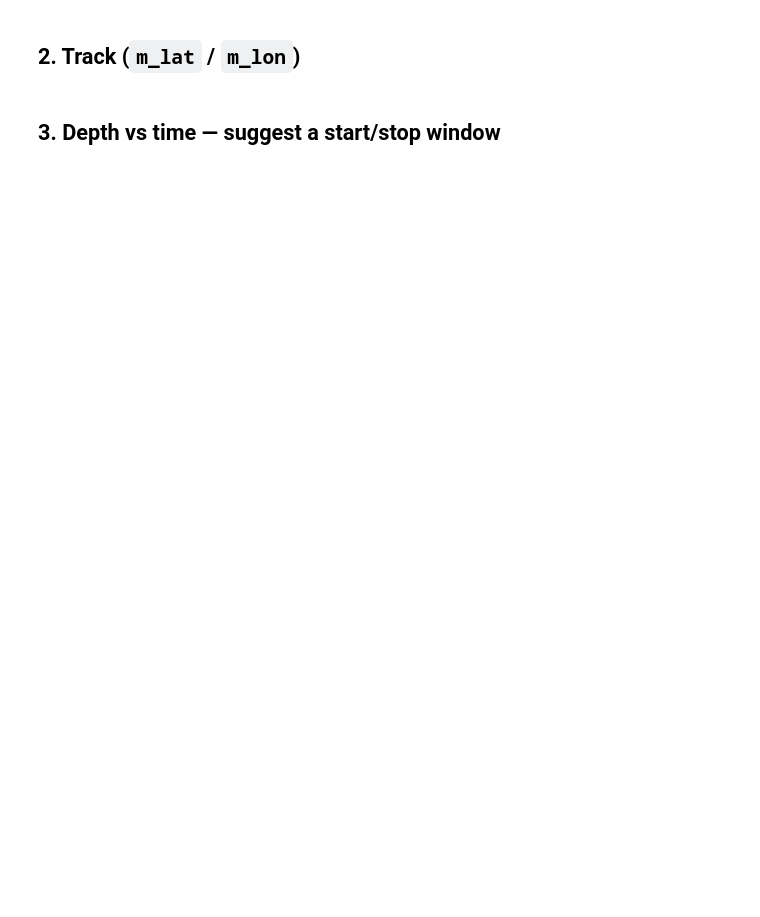
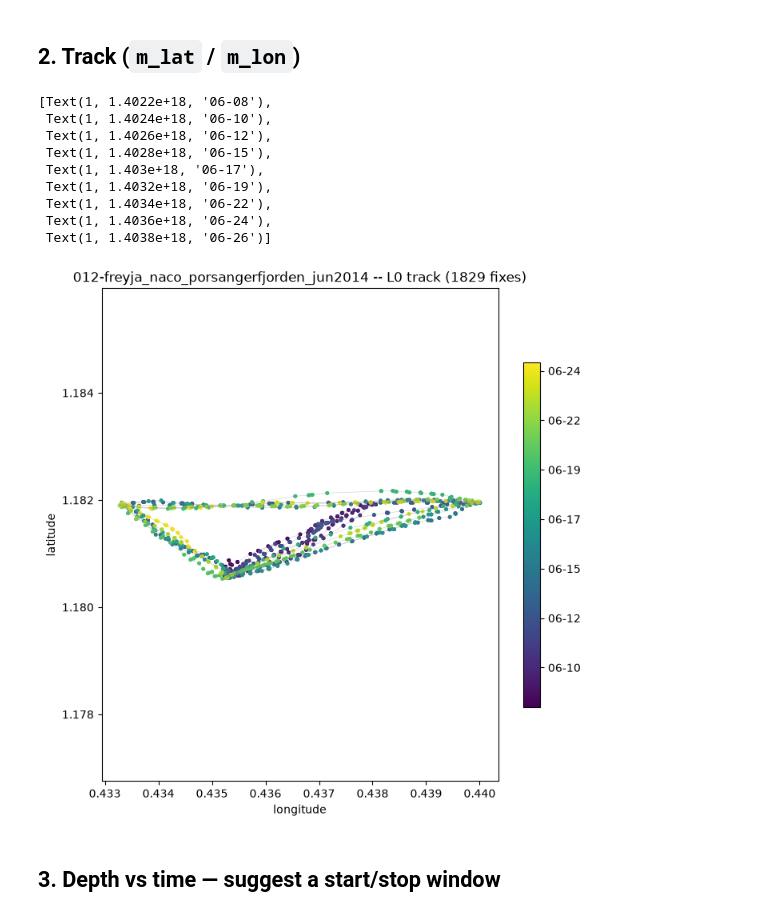
Before and after one commit to elyfant/norgliders-data-pipeline, a Jupyter notebook: python/notebooks/data_exploration_l0.ipynb, the cells around one changed output. Cells and saved outputs as stored; diff of their text form; code cells hidden in the pictures; blank space fills up the shorter version.

```diff
--- a/python/notebooks/data_exploration_l0.ipynb
+++ b/python/notebooks/data_exploration_l0.ipynb
@@ -61,20 +144,31 @@ print(f"L0: {dict(l0.sizes)} samples, {t_all.min()} -> {t_all.max()}  "
 # %%
 # Slocum m_lat/m_lon are raw NMEA ddmm.mmmm, NOT decimal degrees --
 # e.g. 6015.234 = 60 deg 15.234' = 60.2539 deg. Convert before plotting;
 # pyglider's own L1 build does the same conversion internally for its
 # latitude/longitude, but L0 keeps the raw sensor value untouched.
-lat = nmea2deg(l0["m_lat"].values)
-lon = nmea2deg(l0["m_lon"].values)
+lat = nmea2deg(l0["m_gps_lat"].values)
+lon = nmea2deg(l0["m_gps_lon"].values)
 t = pd.to_datetime(l0["time"].values)
 ok = np.isfinite(lat) & np.isfinite(lon)
 
 fig, ax = plt.subplots(figsize=(8, 8))
 sc = ax.scatter(lon[ok], lat[ok], c=t[ok].astype("int64"), s=6, cmap="viridis")
 ax.plot(lon[ok], lat[ok], "-", lw=0.4, alpha=0.4, color="grey")
 ax.set_xlabel("longitude"); ax.set_ylabel("latitude"); ax.set_aspect("equal", "datalim")
 ax.set_title(f"{name} -- L0 track ({int(ok.sum())} fixes)")
 cb = fig.colorbar(sc, ax=ax, shrink=0.7)
 cb.ax.set_yticklabels([pd.Timestamp(v).strftime("%m-%d") for v in cb.get_ticks()])
+# %% [output]
+[Text(1, 1.4022e+18, '06-08'),
+ Text(1, 1.4024e+18, '06-10'),
+ Text(1, 1.4026e+18, '06-12'),
+ Text(1, 1.4028e+18, '06-15'),
+ Text(1, 1.403e+18, '06-17'),
+ Text(1, 1.4032e+18, '06-19'),
+ Text(1, 1.4034e+18, '06-22'),
+ Text(1, 1.4036e+18, '06-24'),
+ Text(1, 1.4038e+18, '06-26')]
+[figure, added]
 # %% [markdown]
 ## 3. Depth vs time — suggest a start/stop window
 # %%
```
Also changed, not shown: parts of 11 cells of this notebook, 4 other files.
